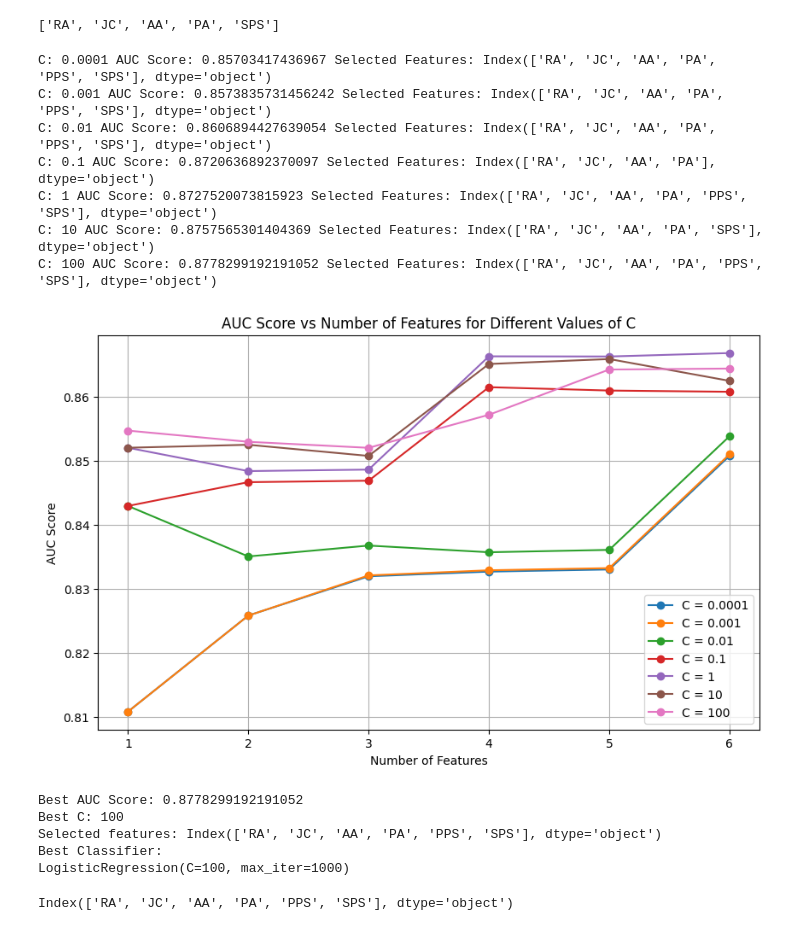
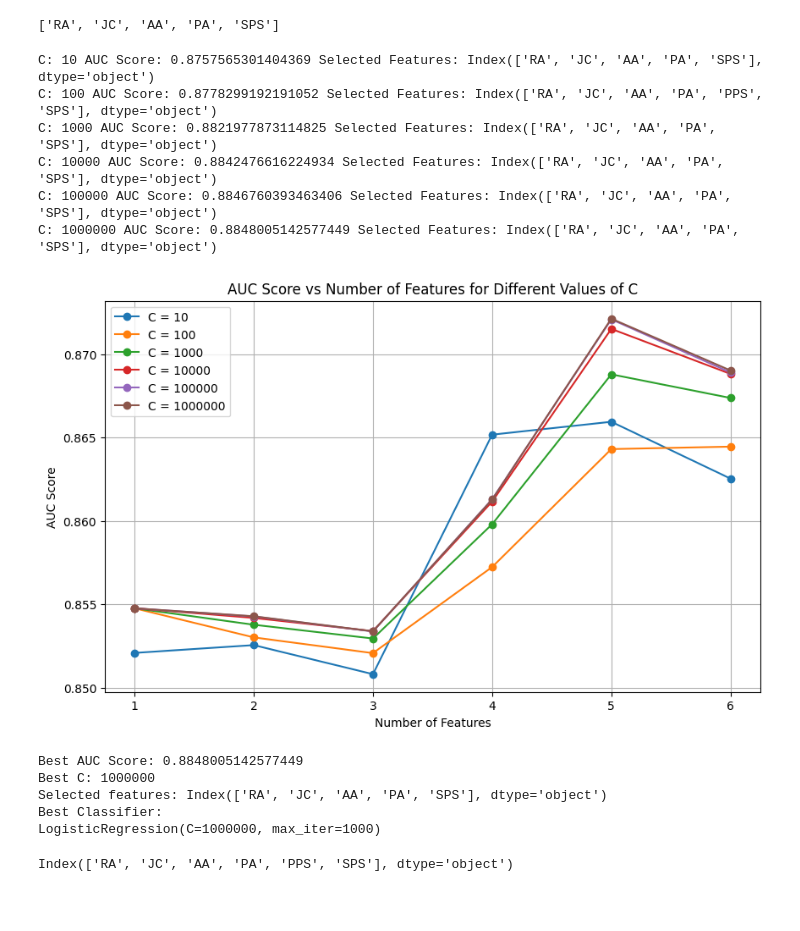
Before and after one commit to NeerajSura/PML, a Jupyter notebook: LinkPrediction/PML_Project1.ipynb, the cells around one changed output. Cells and saved outputs as stored; diff of their text form; code cells hidden in the pictures; blank space fills up the shorter version.

```diff
--- a/LinkPrediction/PML_Project1.ipynb
+++ b/LinkPrediction/PML_Project1.ipynb
@@ -635,7 +635,7 @@ from sklearn.linear_model import LogisticRegression
 # Assuming x_train, x_test, y_train, y_test, and feature_names are defined
 
 # List of values for C
-param_C = [0.0001, 0.001, 0.01, 0.1, 1, 10, 100]
+param_C = [10, 100, 1000, 10000, 100000, 1000000]
 
 best_auc_score = 0
 best_selected_features = None
@@ -676,44 +676,43 @@ for C in param_C:
         best_selected_features = feature_names[rfecv.support_]
         best_C = C
         best_clf = clf
 
     auc_scores.append(rfecv.cv_results_['mean_test_score'])
     num_features.append(range(1, len(rfecv.cv_results_['mean_test_score']) + 1))
 
 # Plot the AUC scores against the number of features
 plt.figure(figsize=(10, 6))
 for auc, features in zip(auc_scores, num_features):
     plt.plot(features, auc, marker='o')
 
 plt.xlabel('Number of Features')
 plt.ylabel('AUC Score')
 plt.title(f'AUC Score vs Number of Features for Different Values of C')
 plt.grid(True)
 plt.legend([f'C = {c}' for c in param_C])
 plt.show()
 
 # Print the best AUC score and selected features
 print("Best AUC Score:", best_auc_score)
 print("Best C:", best_C)
 print("Selected features:", best_selected_features)
 
 # Print the best classifier
 print("Best Classifier:")
 print(best_clf)
 # %% [output]
-C: 0.0001 AUC Score: 0.85703417436967 Selected Features: Index(['RA', 'JC', 'AA', 'PA', 'PPS', 'SPS'], dtype='object')
-C: 0.001 AUC Score: 0.8573835731456242 Selected Features: Index(['RA', 'JC', 'AA', 'PA', 'PPS', 'SPS'], dtype='object')
-C: 0.01 AUC Score: 0.8606894427639054 Selected Features: Index(['RA', 'JC', 'AA', 'PA', 'PPS', 'SPS'], dtype='object')
-C: 0.1 AUC Score: 0.8720636892370097 Selected Features: Index(['RA', 'JC', 'AA', 'PA'], dtype='object')
-C: 1 AUC Score: 0.8727520073815923 Selected Features: Index(['RA', 'JC', 'AA', 'PA', 'PPS', 'SPS'], dtype='object')
 C: 10 AUC Score: 0.8757565301404369 Selected Features: Index(['RA', 'JC', 'AA', 'PA', 'SPS'], dtype='object')
 C: 100 AUC Score: 0.8778299192191052 Selected Features: Index(['RA', 'JC', 'AA', 'PA', 'PPS', 'SPS'], dtype='object')
+C: 1000 AUC Score: 0.8821977873114825 Selected Features: Index(['RA', 'JC', 'AA', 'PA', 'SPS'], dtype='object')
+C: 10000 AUC Score: 0.8842476616224934 Selected Features: Index(['RA', 'JC', 'AA', 'PA', 'SPS'], dtype='object')
+C: 100000 AUC Score: 0.8846760393463406 Selected Features: Index(['RA', 'JC', 'AA', 'PA', 'SPS'], dtype='object')
+C: 1000000 AUC Score: 0.8848005142577449 Selected Features: Index(['RA', 'JC', 'AA', 'PA', 'SPS'], dtype='object')
-[figure, old version]
+[figure, new version]
-Best AUC Score: 0.8778299192191052
-Best C: 100
-Selected features: Index(['RA', 'JC', 'AA', 'PA', 'PPS', 'SPS'], dtype='object')
+Best AUC Score: 0.8848005142577449
+Best C: 1000000
+Selected features: Index(['RA', 'JC', 'AA', 'PA', 'SPS'], dtype='object')
 Best Classifier:
-LogisticRegression(C=100, max_iter=1000)
+LogisticRegression(C=1000000, max_iter=1000)
 # %%
 best_selected_features
 # %% [output]
```
